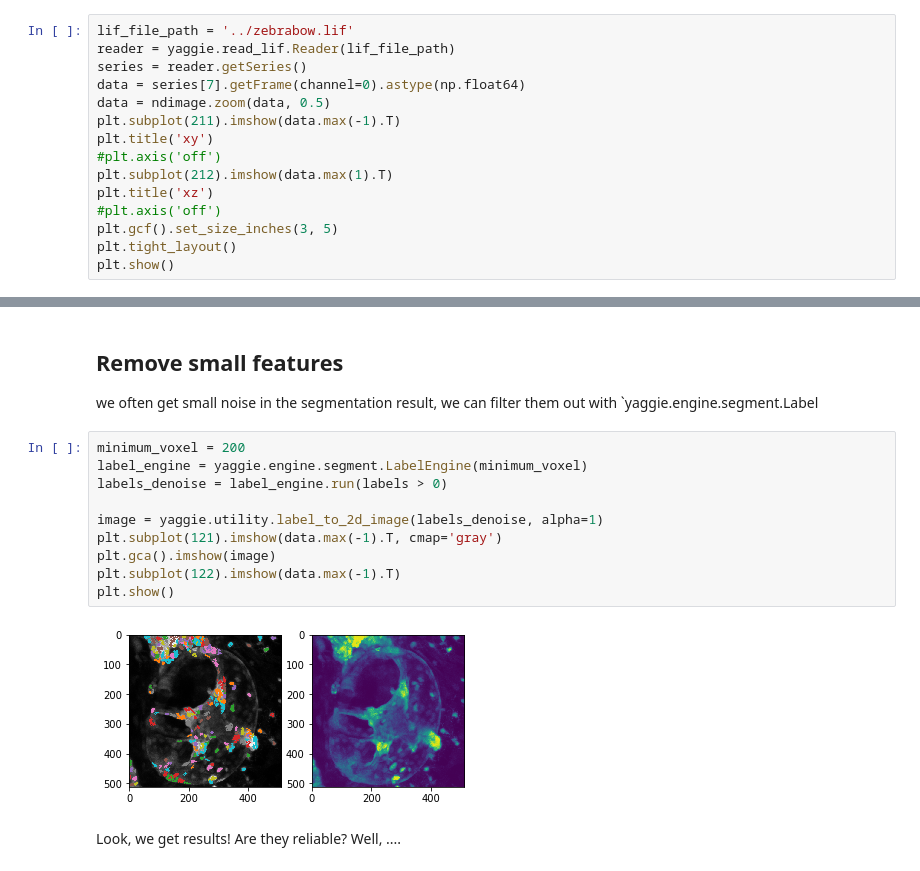
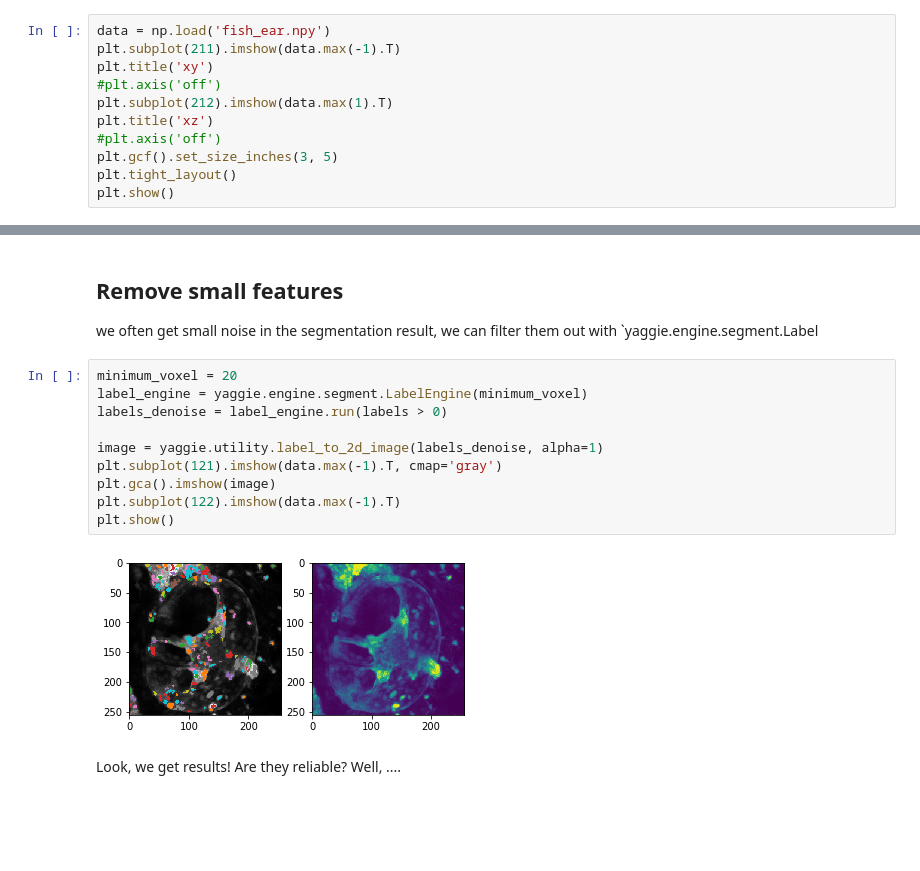
Before and after one commit to yangyushi/yaggie, a Jupyter notebook: notebooks/segmentation.ipynb, the cells around one changed output, grey strips where cells are left out. Cells and saved outputs as stored; diff of their text form; blank space fills up the shorter version.

```diff
--- a/notebooks/segmentation.ipynb
+++ b/notebooks/segmentation.ipynb
@@ -14,11 +14,7 @@ from matplotlib import cm
 
 Firstly, we use the lif file reader to load the image as a numpy array:
 # %%
-lif_file_path = '../zebrabow.lif'
-reader = yaggie.read_lif.Reader(lif_file_path)
-series = reader.getSeries()
-data = series[7].getFrame(channel=0).astype(np.float64)
-data = ndimage.zoom(data, 0.5)
+data = np.load('fish_ear.npy')
 plt.subplot(211).imshow(data.max(-1).T)
 plt.title('xy')
 #plt.axis('off')
@@ -88,16 +84,16 @@ plt.show()
 
 we often get small noise in the segmentation result, we can filter them out with `yaggie.engine.segment.Label
 # %%
-minimum_voxel = 200
+minimum_voxel = 20
 label_engine = yaggie.engine.segment.LabelEngine(minimum_voxel)
 labels_denoise = label_engine.run(labels > 0)
 
 image = yaggie.utility.label_to_2d_image(labels_denoise, alpha=1)
 plt.subplot(121).imshow(data.max(-1).T, cmap='gray')
 plt.gca().imshow(image)
 plt.subplot(122).imshow(data.max(-1).T)
 plt.show()
 # %% [output]
-[figure, old version]
+[figure, new version]
 # %% [markdown]
 Look, we get results! Are they reliable? Well, ....
```
Also changed, not shown: parts of 4 cells of this notebook, 5 other files.
